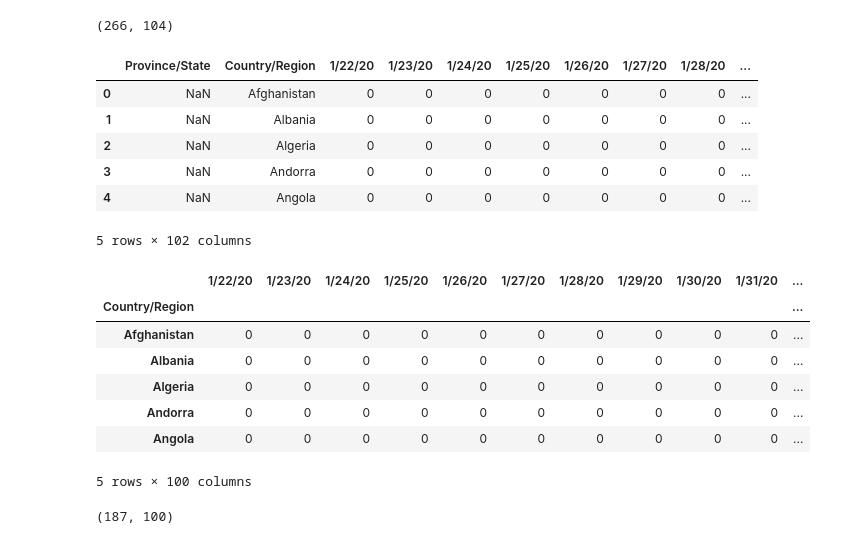
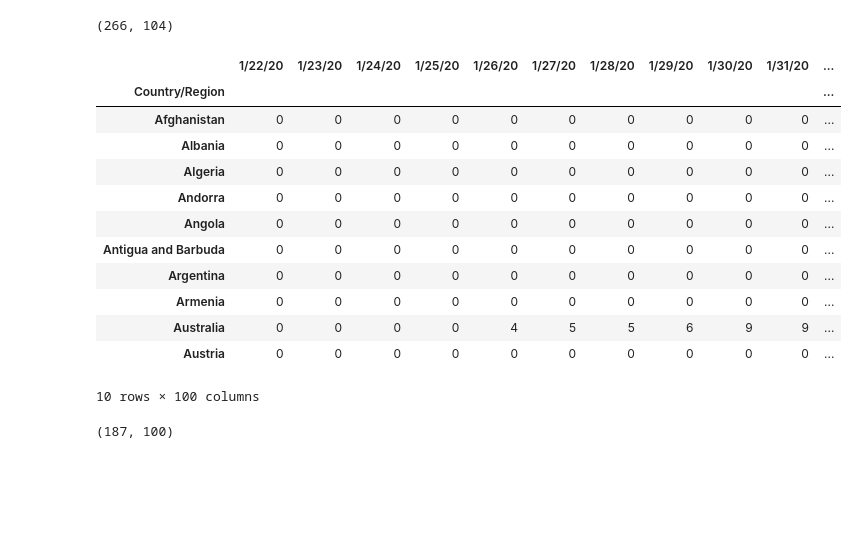
Before and after one commit to sameerxsingh/Brief-covid19-analysis, a Jupyter notebook: covid19 analysis.ipynb, the cells around one changed output. Cells and saved outputs as stored; diff of their text form; code cells hidden in the pictures; blank space fills up the shorter version.

```diff
--- a/covid19 analysis.ipynb
+++ b/covid19 analysis.ipynb
@@ -25,12 +25,3 @@ data.shape
 # %%
 #deleting useless columns
 df = data.drop(["Lat","Long"],axis=1, inplace= True)
-data.head()
-# %% [output]
-|  | Province/State | Country/Region | 1/22/20 | 1/23/20 | 1/24/20 | 1/25/20 | 1/26/20 | 1/27/20 | 1/28/20 | ... |
-| 0 | NaN | Afghanistan | 0 | 0 | 0 | 0 | 0 | 0 | 0 | ... |
-| 1 | NaN | Albania | 0 | 0 | 0 | 0 | 0 | 0 | 0 | ... |
-| 2 | NaN | Algeria | 0 | 0 | 0 | 0 | 0 | 0 | 0 | ... |
-| 3 | NaN | Andorra | 0 | 0 | 0 | 0 | 0 | 0 | 0 | ... |
-| 4 | NaN | Angola | 0 | 0 | 0 | 0 | 0 | 0 | 0 | ... |
-5 rows × 102 columns
@@ -37,16 +30,21 @@ data.head()
 # %%
 #aggregating rows by countries
 agg_data= data.groupby("Country/Region").sum()
-agg_data.head()
+agg_data.head(10)
 # %% [output]
 |  | 1/22/20 | 1/23/20 | 1/24/20 | 1/25/20 | 1/26/20 | 1/27/20 | 1/28/20 | 1/29/20 | 1/30/20 | 1/31/20 | ... |
 | Country/Region |  |  |  |  |  |  |  |  |  |  | ... |
 | Afghanistan | 0 | 0 | 0 | 0 | 0 | 0 | 0 | 0 | 0 | 0 | ... |
 | Albania | 0 | 0 | 0 | 0 | 0 | 0 | 0 | 0 | 0 | 0 | ... |
 | Algeria | 0 | 0 | 0 | 0 | 0 | 0 | 0 | 0 | 0 | 0 | ... |
 | Andorra | 0 | 0 | 0 | 0 | 0 | 0 | 0 | 0 | 0 | 0 | ... |
 | Angola | 0 | 0 | 0 | 0 | 0 | 0 | 0 | 0 | 0 | 0 | ... |
+| Antigua and Barbuda | 0 | 0 | 0 | 0 | 0 | 0 | 0 | 0 | 0 | 0 | ... |
+| Argentina | 0 | 0 | 0 | 0 | 0 | 0 | 0 | 0 | 0 | 0 | ... |
+| Armenia | 0 | 0 | 0 | 0 | 0 | 0 | 0 | 0 | 0 | 0 | ... |
+| Australia | 0 | 0 | 0 | 0 | 4 | 5 | 5 | 6 | 9 | 9 | ... |
+| Austria | 0 | 0 | 0 | 0 | 0 | 0 | 0 | 0 | 0 | 0 | ... |
-5 rows × 100 columns
+10 rows × 100 columns
 # %%
 agg_data.shape
 # %% [output]
```
Also changed, not shown: parts of 22 cells of this notebook.
